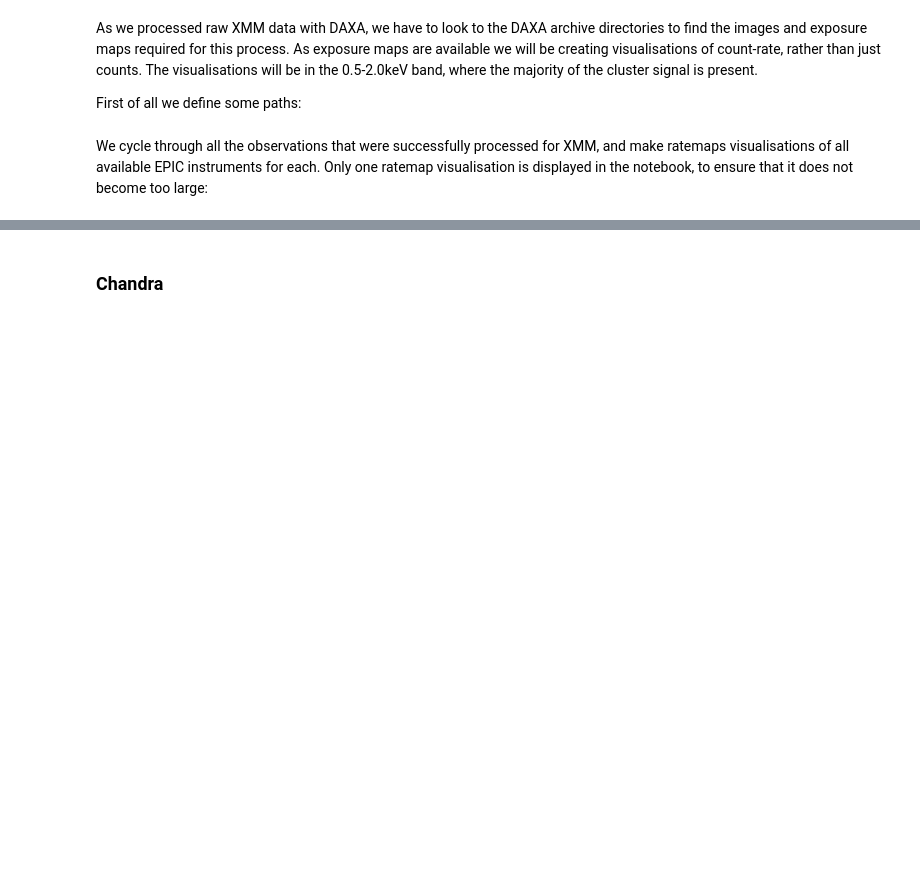
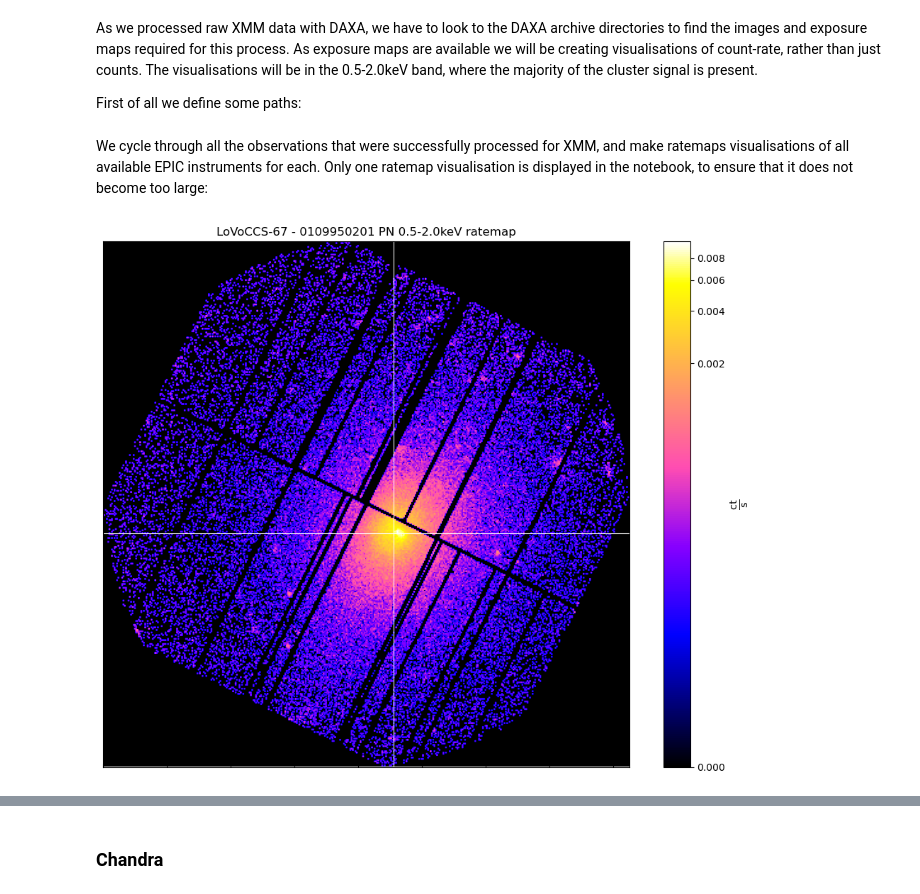
Before and after one commit to LoVoCCS/X-LoVoCCS-Data, a Jupyter notebook: notebooks/visualisations_coverage/individual_instrument_cluster_vis.ipynb, the cells around one changed output, grey strips where cells are left out. Saved outputs shown, nothing was run; the diff lists cells and outputs as text; code cells hidden in the pictures; blank space fills up the shorter version.

Commit message:
Re-ran XMM generation, ran into loads of files that haven't been made properly it seems - don't know why but am concerned

```diff
--- a/notebooks/visualisations_coverage/individual_instrument_cluster_vis.ipynb
+++ b/notebooks/visualisations_coverage/individual_instrument_cluster_vis.ipynb
@@ -91,8 +92,8 @@ As we processed raw XMM data with DAXA, we have to look to the DAXA archive dire
 First of all we define some paths:
 # %%
 xmm_path = "../../data/archives/LoVoCCS/processed_data/xmm_pointed/"
-xmm_im_path = xmm_path + "{oi}/images/{oi}_{i}_0.5-2.0keVimg.fits"
-xmm_ex_path = xmm_path + "{oi}/images/{oi}_{i}_0.5-2.0keVexpmap.fits"
+xmm_im_path = xmm_path + "{oi}/images/obsid{oi}-inst{i}-subexpALL-en0.5_2.0keV-image.fits"
+xmm_ex_path = xmm_path + "{oi}/images/obsid{oi}-inst{i}-subexpALL-en0.5_2.0keV-expmap.fits"
 
 xmm_obs_ids = [fp for fp in os.listdir(xmm_path) if len(fp) == 10]
 # %% [markdown]
@@ -103,9 +104,11 @@ We cycle through all the observations that were successfully processed for XMM,
 #  problems loading it in, and rendering it on the GitHub website
 show_vis = True
 
+expmap_bugs = []
+image_bugs = []
 with tqdm(desc='Generating XMM visualisations', total=len(xmm_obs_ids)) as onwards:
     for oi in xmm_obs_ids:
-        for inst in ['pn', 'mos1', 'mos2']:
+        for inst in ['PN', 'M1', 'M2']:
             cur_im = Image(xmm_im_path.format(oi=oi, i=inst), oi, inst, '', '', '', Quantity(0.5, 'keV'),
                            Quantity(2.0, 'keV'))
             cur_ex = ExpMap(xmm_ex_path.format(oi=oi, i=inst), oi, inst, '', '', '', Quantity(0.5, 'keV'),
@@ -114,6 +117,15 @@ with tqdm(desc='Generating XMM visualisations', total=len(xmm_obs_ids)) as onwar
             #  just a brute force way of determing that rather than checking before I define
             if cur_im.usable:
                 cur_rt = RateMap(cur_im, cur_ex)
+
+                # A current problem, very annoying and unexplained, is that some exposure maps aren't being generated
+                #  properly - that causes a failure when using the ratemap, as such I will switch to just the image
+                #  in those situations
+                try:
+                    cur_rt.get_rate(Quantity([1, 1], 'pix'))
+                except TypeError:
+                    expmap_bugs.append([oi, inst])
+                    cur_rt = cur_im
 
                 # Again this is unfortunately brute force, as I haven't yet added a feature that makes DAXA store
                 #  which observation was for which input position/object. Once I have this will be removed
@@ -122,30 +134,34 @@ with tqdm(desc='Generating XMM visualisations', total=len(xmm_obs_ids)) as onwar
                     cur_rt.src_name = cur_name
 
                     cur_coord = Quantity(row[['ra', 'dec']], 'deg')
                     cur_out_path = out_path.format(n=cur_name, m='xmm')
 
                     try:
                         # We try this first because it will throw a ValueError that we can catch if the coordinate
                         #  is completely outside the valid region for this observation, without leaving an ugly
                         #  empty axis as would happen with the view method in that situation
                         cur_rt.coord_conv(cur_coord, 'pix')
                         if show_vis:
                             cur_rt.view(cur_coord, zoom_in=True)
                             # Now no-more visualisations will be shown in the notebook, only saved to disk
                             show_vis = False
 
                         # Make sure the output directory where we'll send the visualisation we're about to store
                         #  actually exists
                         if not os.path.exists(cur_out_path):
                             os.makedirs(cur_out_path)
 
                         # Then create a visualisation without displaying it, just saving it to disk
                         cur_rt.save_view(cur_out_path + '{n}_{o}_{i}.png'.format(n=cur_name, o=oi, i=inst),
                                          cur_coord, zoom_in=True)
+                    except FailedProductError:
+                        image_bugs.append([oi, inst])
 
                     # If this is triggered it's because the current object isn't anywhere near this particular
                     #  observation - we don't have to worry though, it's just a consequence of the brute force
                     #  way that I'm currently doing this
                     except ValueError:
                         pass
         onwards.update(1)
+# %% [output]
+[figure, added]
```
Also changed, not shown: parts of 3 cells of this notebook.
